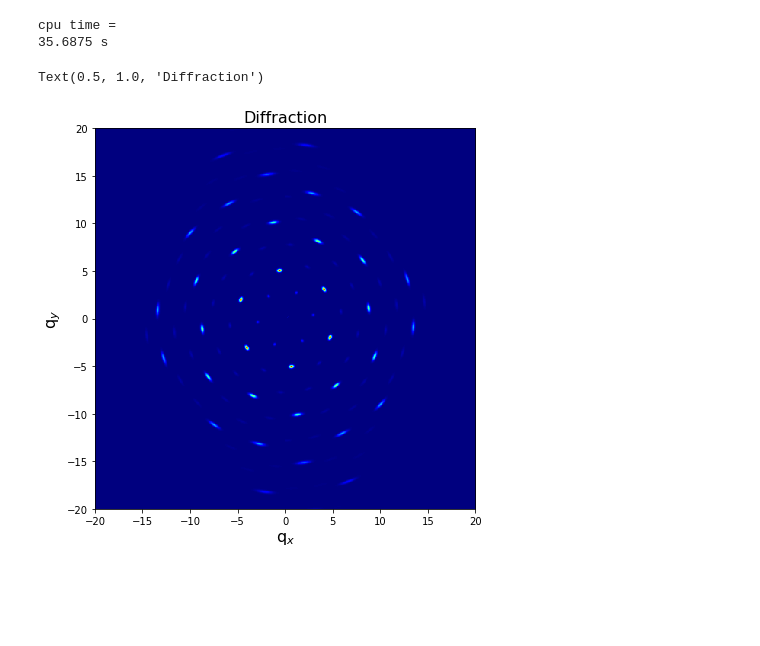
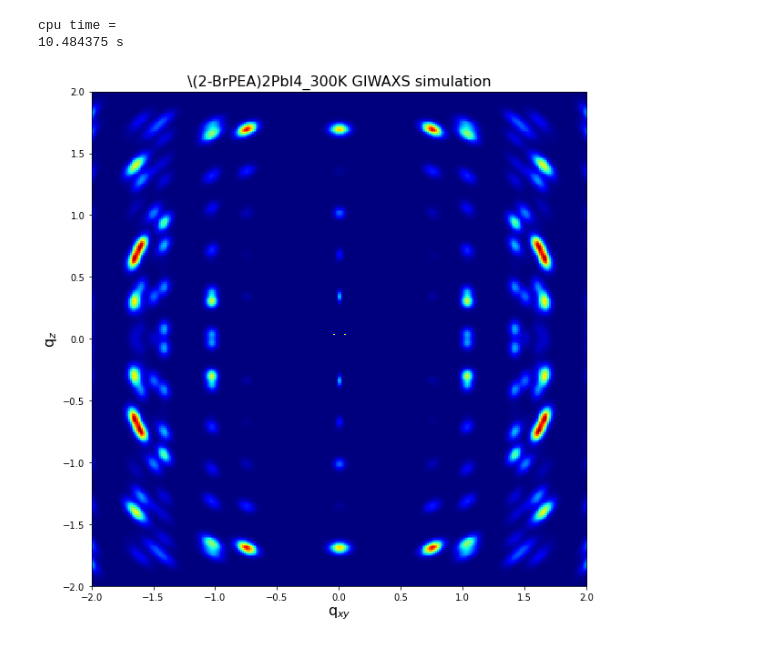
Before and after one commit to ZihanZhang-1996/2D_diffraction, a Jupyter notebook: diffraction.ipynb, the cells around one changed output. Cells and saved outputs as stored; diff of their text form; code cells hidden in the pictures; blank space fills up the shorter version.

```diff
--- a/diffraction.ipynb
+++ b/diffraction.ipynb
@@ -7,29 +8,31 @@ import time as time
 # %%
 # use thetax and thetay to adjust initial orientation of the sample
-thetax=np.pi/2
-thetay=0.4
+thetax=np.pi/2*0
+thetay=0.4*0
 hkl_dimension=5
 
 # sigma_theta, if you need a small number for single crystal, input~0.01, if you need infinity, input~1000
 sigma1=0.03
 
 # sigma_phi
-sigma2=0.03
+sigma2=1000
 
 # sigma_r, use this to tune the peak linewidth
-sigma3=0.1
+sigma3=0.03
 
 # settings for imagine plane
-resolutionx=500
-qxymax=20
-qzmax=20
+resolutionx=300
+qxymax=2
+qzmax=2
 
 resolutionz=int(resolutionx/qxymax*qzmax)
 gridx,gridz=np.meshgrid(np.linspace(-qxymax,qxymax,resolutionx),np.linspace(-qzmax,qzmax,resolutionz))
 # %%
-# read crystal structure(POSCAR file which can be converted easily from cif)
-# need to change the atom(line 7) to atomic number (Pb -> 82)
-a1,a2,a3,positions=diff.read_poscar("C:\\Users\z4794\Desktop\graphite.vasp") # example (graphite)
+# read crystal structure(POSCAR file which can be converted easily from cif on VESTA)
+dirr = 'D:\\research\diff2D_simulation'
+filename = '\(2-BrPEA)2PbI4_300K'
+address = dirr + filename +'.vasp'
+a1,a2,a3,positions=diff.read_poscar(address) # example (graphite)
 Bpeaks = diff.Bragg_peaks(a1,a2,a3,positions,thetax,thetay,hkl_dimension)
 # %%
 t1_start = time.process_time()
@@ -40,20 +43,21 @@ print('cpu time =')
 print(t1_stop-t1_start,'s')
 # %% [output]
 cpu time =
-35.6875 s
+10.484375 s
 # %%
 # make the plot
 II1=np.log(III+1)
 II1=III
 fig,ax=plt.subplots(figsize=(7,7))
 
 ax.imshow(II1, interpolation='nearest', cmap=cm.jet,
                origin='lower', extent=[-qxymax, qxymax, -qzmax, qzmax],
                vmax=II1.max(), vmin=II1.min())
-ax.set_xlabel('q$_{x}$',fontsize=16)
-ax.set_ylabel('q$_{y}$',fontsize=16)
-ax.set_title('Diffraction',fontsize=16)
-# fig.set_size_inches([10,10])
+ax.set_xlabel('q$_{xy}$',fontsize=16)
+ax.set_ylabel('q$_{z}$',fontsize=16)
+ax.set_title(filename+' GIWAXS simulation',fontsize=16)
+fig.set_size_inches([20,10])
+plt.savefig(dirr + filename +'_1' +'.pdf')
+scipy.io.savemat(dirr+filename+'.mat', {'a': III})
 # %% [output]
-Text(0.5, 1.0, 'Diffraction')
-[figure, old version]
+[figure, new version]
```
Also changed, not shown: parts of 2 cells of this notebook, 2 other files.
